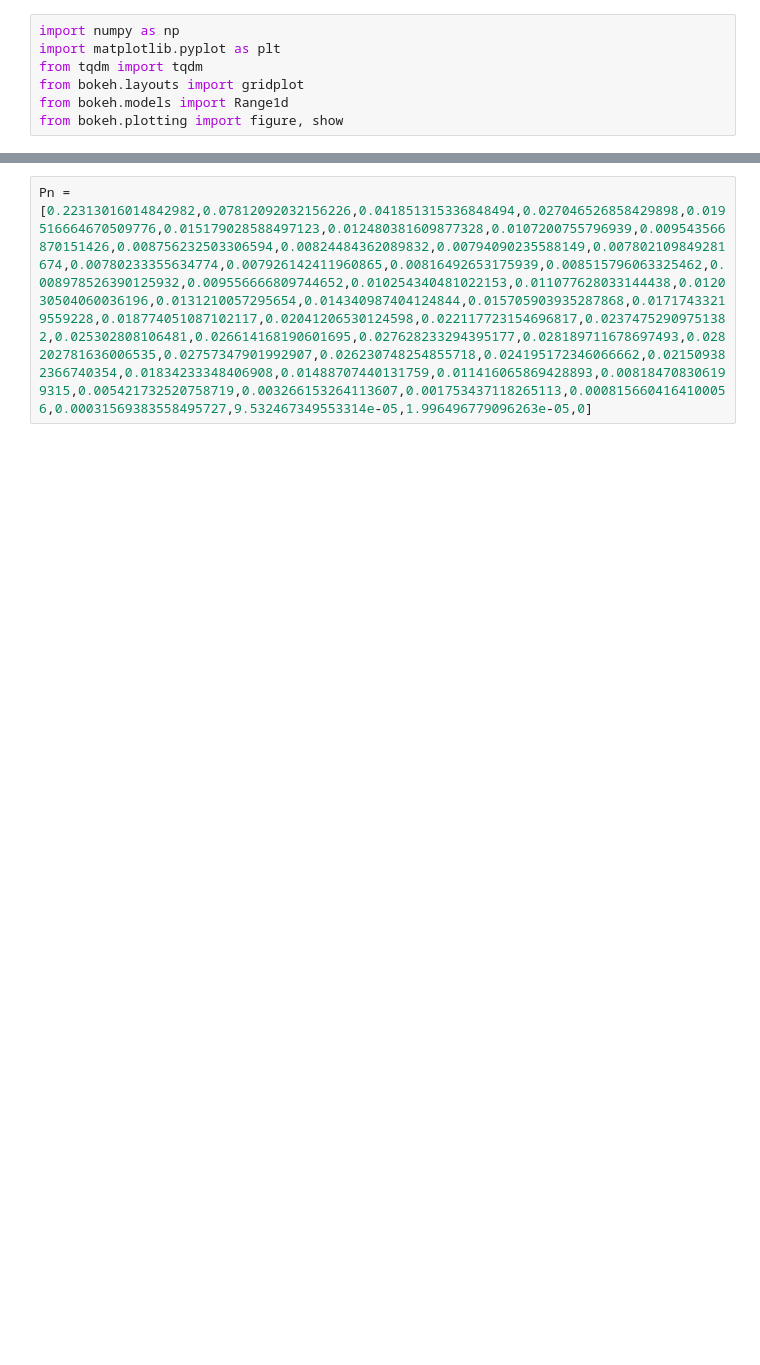
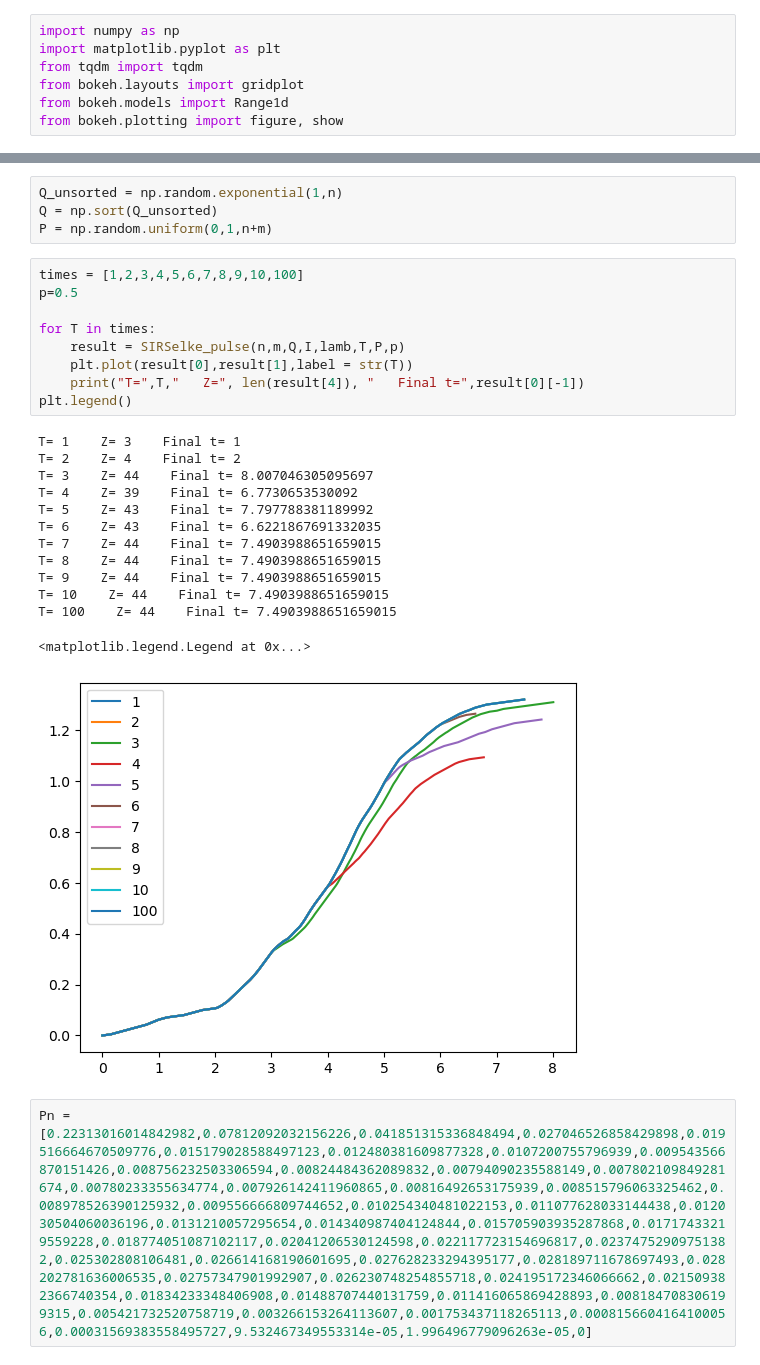
Before and after one commit to joebrooks6330/individual_stoch_sim, a Jupyter notebook: Sellke_SIR.ipynb, the cells around one changed output, grey strips where cells are left out. Drawn from its saved outputs; the diff is of its cells as text; blank space fills up the shorter version.

Commit message:
Added SIRSelke_pulse function
Added a function which implements a pulse test, testing every individual at a specific time and each individual has a probability of being removed.

```diff
--- a/Sellke_SIR.ipynb
+++ b/Sellke_SIR.ipynb
@@ -87,3 +233,30 @@ SIRSelke(n,m,Q,I,lamb)
+# %%
+Q_unsorted = np.random.exponential(1,n)
+Q = np.sort(Q_unsorted)
+P = np.random.uniform(0,1,n+m)
+# %%
+times = [1,2,3,4,5,6,7,8,9,10,100]
+p=0.5
+
+for T in times:
+    result = SIRSelke_pulse(n,m,Q,I,lamb,T,P,p)
+    plt.plot(result[0],result[1],label = str(T))
+    print("T=",T,"   Z=", len(result[4]), "   Final t=",result[0][-1])
+plt.legend()
+# %% [output]
+T= 1    Z= 3    Final t= 1
+T= 2    Z= 4    Final t= 2
+T= 3    Z= 44    Final t= 8.007046305095697
+T= 4    Z= 39    Final t= 6.7730653530092
+T= 5    Z= 43    Final t= 7.797788381189992
+T= 6    Z= 43    Final t= 6.6221867691332035
+T= 7    Z= 44    Final t= 7.4903988651659015
+T= 8    Z= 44    Final t= 7.4903988651659015
+T= 9    Z= 44    Final t= 7.4903988651659015
+T= 10    Z= 44    Final t= 7.4903988651659015
+T= 100    Z= 44    Final t= 7.4903988651659015
+<matplotlib.legend.Legend at 0x...>
+[figure, added]
 # %%
 Pn = [0.22313016014842982,0.07812092032156226,0.041851315336848494,0.027046526858429898,0.019516664670509776,0.015179028588497123,0.012480381609877328,0.0107200755796939,0.009543566870151426,0.008756232503306594,0.00824484362089832,0.00794090235588149,0.007802109849281674,0.00780233355634774,0.007926142411960865,0.00816492653175939,0.008515796063325462,0.008978526390125932,0.009556666809744652,0.010254340481022153,0.011077628033144438,0.012030504060036196,0.0131210057295654,0.014340987404124844,0.015705903935287868,0.01717433219559228,0.018774051087102117,0.02041206530124598,0.022117723154696817,0.02374752909751382,0.025302808106481,0.026614168190601695,0.027628233294395177,0.028189711678697493,0.028202781636006535,0.02757347901992907,0.026230748254855718,0.024195172346066662,0.021509382366740354,0.01834233348406908,0.01488707440131759,0.011416065869428893,0.008184708306199315,0.005421732520758719,0.003266153264113607,0.001753437118265113,0.0008156604164100056,0.00031569383558495727,9.532467349553314e-05,1.996496779096263e-05,0]
 # %%
```
Also changed, not shown: parts of 7 cells of this notebook.
